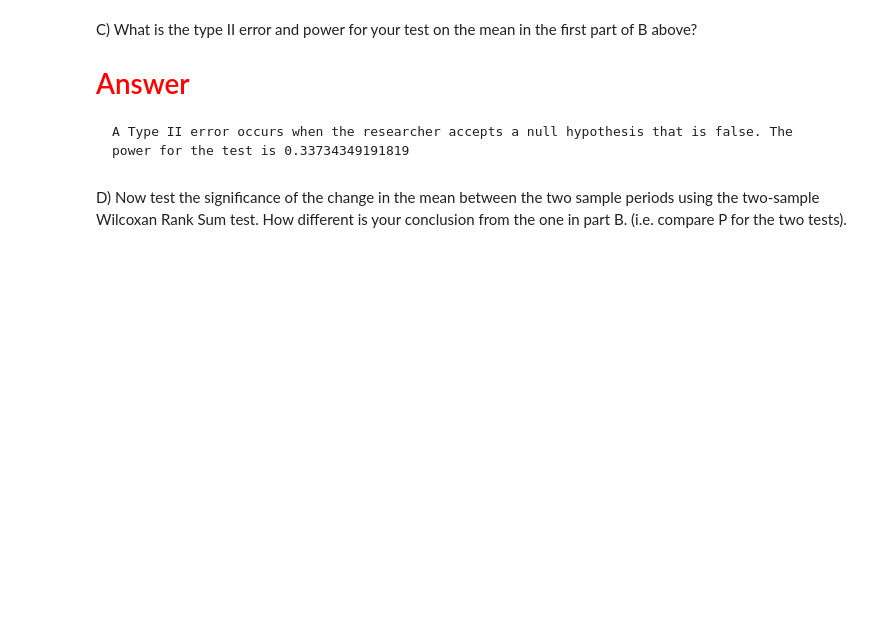
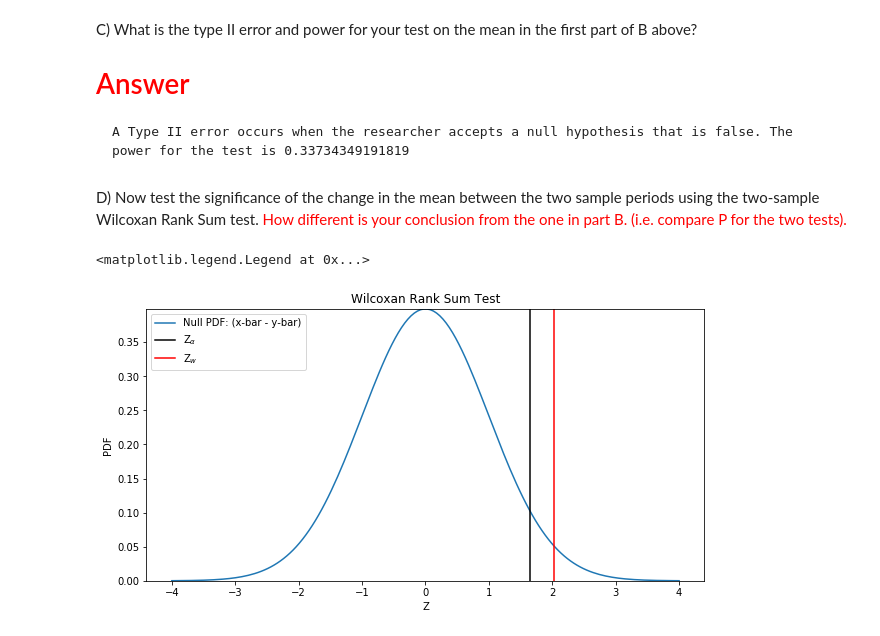
Before and after one commit to AzusaSayuri/UW-Data-analysis, a Jupyter notebook: HW2/HW2.ipynb, the cells around one changed output. Saved outputs shown, nothing was run; the diff lists cells and outputs as text; code cells hidden in the pictures; blank space fills up the shorter version.

```diff
--- a/HW2/HW2.ipynb
+++ b/HW2/HW2.ipynb
@@ -317,4 +267,28 @@ C) What is the type II error and power for your test on the mean in the first pa
 
     A Type II error occurs when the researcher accepts a null hypothesis that is false. The power for the test is 0.33734349191819
 # %% [markdown]
-D) Now test the significance of the change in the mean between the two sample periods using the two-sample Wilcoxan Rank Sum test. How different is your conclusion from the one in part B. (i.e. compare P for the two tests).
+D) Now test the significance of the change in the mean between the two sample periods using the two-sample Wilcoxan Rank Sum test. <font color = 'red'>How different is your conclusion from the one in part B. (i.e. compare P for the two tests).
+# %%
+# Use scipy.stats.wilcoxon()
+
+w, p_w = st.ranksums(df_sk_b['peak_va'], df_sk_a['peak_va'])
+
+z_w = st.norm.ppf(1-p_w)
+# %%
+# Plot
+
+plt.figure(1,figsize=(10,5))
+
+mean_w = np.linspace(-4, 4, num=160)
+
+plt.plot(mean_w, st.norm.pdf(mean_w), label='Null PDF: (x-bar - y-bar)')
+plt.axvline(z_alpha, color='black', label=r'Z$_\alpha$')
+plt.axvline(z_w, color='red', label=r'Z$_w$')
+plt.title('Wilcoxan Rank Sum Test')
+plt.xlabel('Z')
+plt.ylabel('PDF')
+plt.ylim(0, max(st.norm.pdf(mean_w)))
+plt.legend(loc='best')
+# %% [output]
+<matplotlib.legend.Legend at 0x...>
+[figure, added]
```
Also changed, not shown: parts of 13 cells of this notebook.
